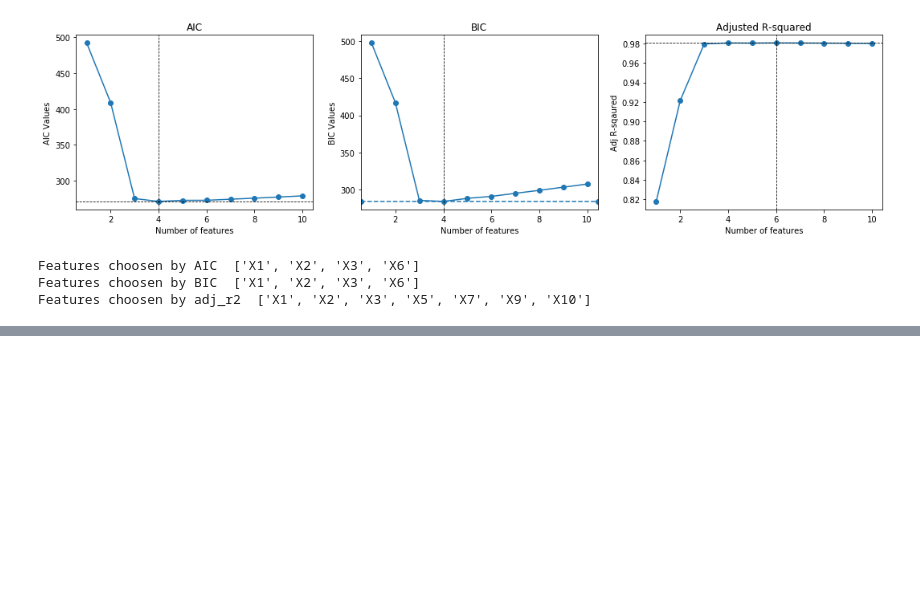
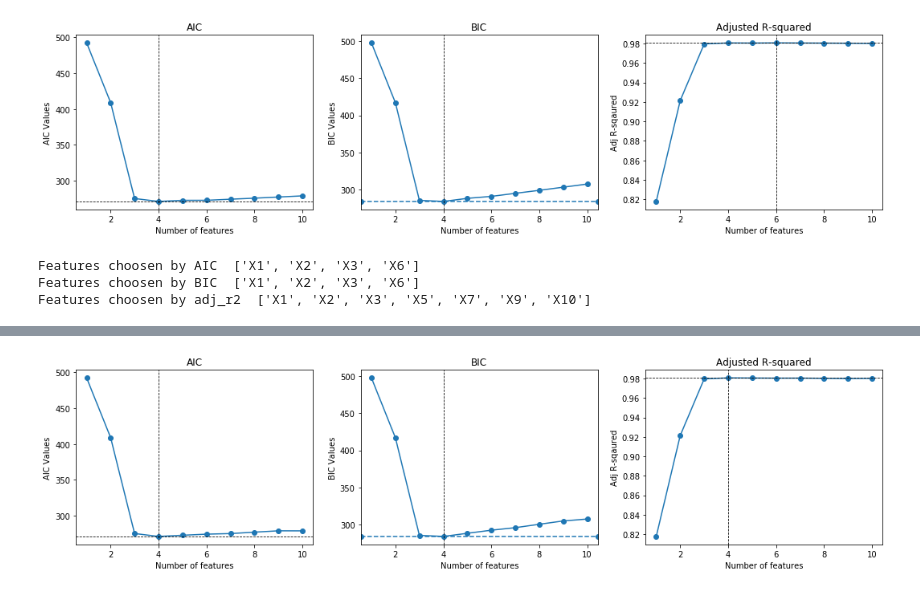
Before and after one commit to ZER-0-NE/ISLR-Applied-Exercises-in-Python, a Jupyter notebook: Chapter 6/Chapter 6.ipynb, the cells around one changed output, grey strips where cells are left out. Saved outputs shown, nothing was run; the diff lists cells and outputs as text; code cells hidden in the pictures; blank space fills up the shorter version.

```diff
--- a/Chapter 6/Chapter 6.ipynb
+++ b/Chapter 6/Chapter 6.ipynb
@@ -166,0 +164,39 @@ Features choosen by adj_r2  ['X1', 'X2', 'X3', 'X5', 'X7', 'X9', 'X10']
+# %%
+# (d) Repeat (c), using forward stepwise selection and also using backwards stepwise selection. How does your
+# answer compare to the results in (c)?
+
+def forward_stepwise_selection(data, target):
+    total_features = [[]]
+    list_r2 = []
+    list_adj_r2 = []
+    list_aic,list_bic = [],[]
+    len_features = []
+
+    remaining_features = [col for col in data.columns if not col == target]
+    for i in range(1, len(data.columns)):
+        best_score = 0
+        best_feature = None
+        best_model = None
+
+        for feature in remaining_features:
+            X = total_features[i-1] + [feature]
+            model = sm.OLS(data[target], sm.add_constant(data[X])).fit()
+            score = model.rsquared
+            if score > best_score:
+                best_score = score
+                best_feature = feature
+                best_model = model
+
+        total_features.append(total_features[i-1] + [best_feature])
+        remaining_features.remove(best_feature)
+        list_r2.append(best_model.rsquared)
+        list_adj_r2.append(best_model.rsquared_adj)
+        list_aic.append(best_model.aic)
+        list_bic.append(best_model.bic)
+        len_features.append(len(total_features[-1]))
+
+    return pd.DataFrame({'numb_features': len_features, 'R_squared': list_r2, 'AIC': list_aic,
+                            'BIC': list_bic, 'adj_r2': list_adj_r2, 'features': total_features[1:]})
+# %%
+data = pd.concat([predictors,pd.DataFrame(Y,columns = ['Y'])],axis = 1)
+data.head()
@@ -166,0 +210,2 @@ Features choosen by adj_r2  ['X1', 'X2', 'X3', 'X5', 'X7', 'X9', 'X10']
+# %%
+result_fwd = forward_stepwise_selection(data,'Y')
@@ -166,0 +226,4 @@ Features choosen by adj_r2  ['X1', 'X2', 'X3', 'X5', 'X7', 'X9', 'X10']
+# %%
+plot_results(result_fwd)
+# %% [output]
+[figure, added]
```
Also changed, not shown: parts of 15 cells of this notebook.
